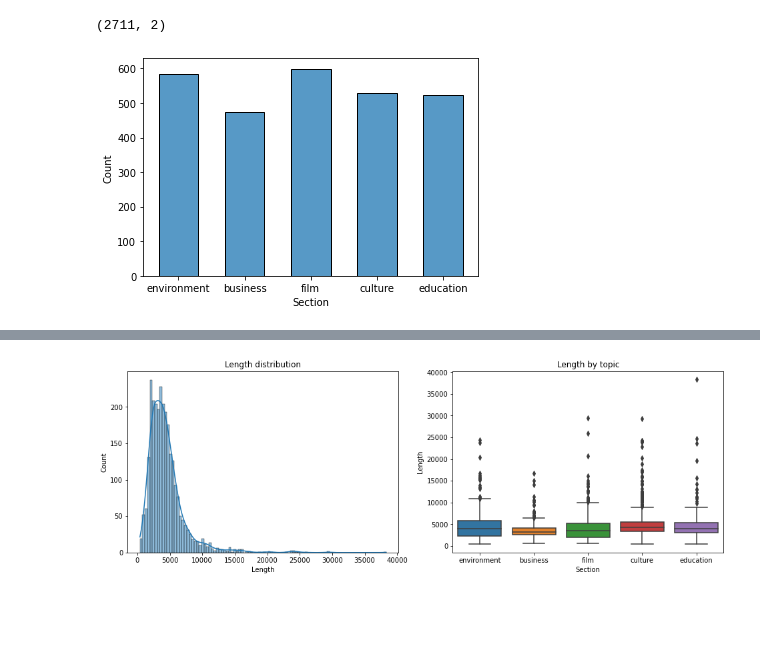
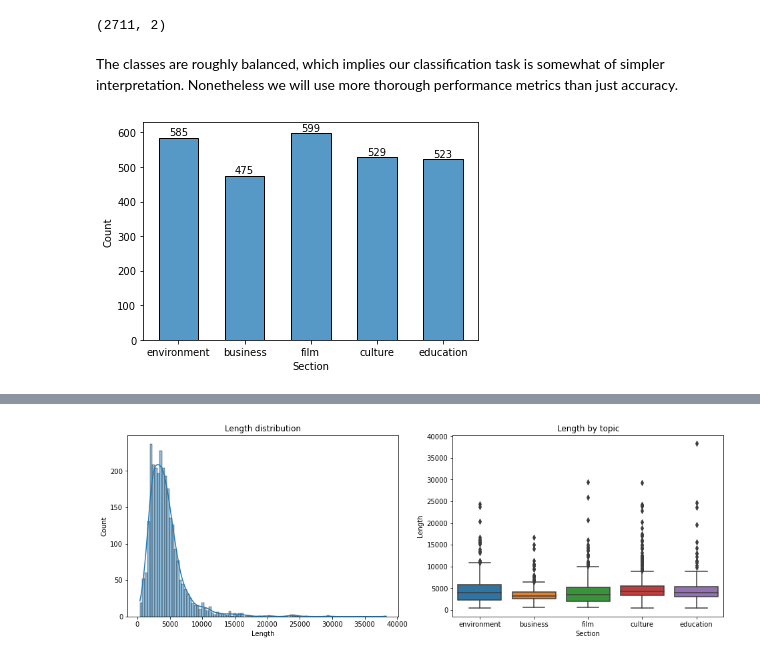
Before and after one commit to mz256/Guardian_news_classification, a Jupyter notebook: 02_preprocess.ipynb, the cells around one changed output, grey strips where cells are left out. Saved outputs shown, nothing was run; the diff lists cells and outputs as text; code cells hidden in the pictures; blank space fills up the shorter version.

```diff
--- a/02_preprocess.ipynb
+++ b/02_preprocess.ipynb
@@ -61,8 +63,11 @@ df.drop_duplicates(inplace=True)
 df.shape
 # %% [output]
 (2711, 2)
+# %% [markdown]
+The classes are roughly balanced, which implies our classification task is somewhat of simpler interpretation. Nonetheless we will use more thorough performance metrics than just accuracy.
 # %%
 plt.figure()
 ax = sns.histplot(data=df['Section'], shrink=.6)
+ax.bar_label(ax.containers[0]);
 # %% [output]
-[figure, old version]
+[figure, new version]
```
Also changed, not shown: parts of 23 cells of this notebook, 1 other file.
